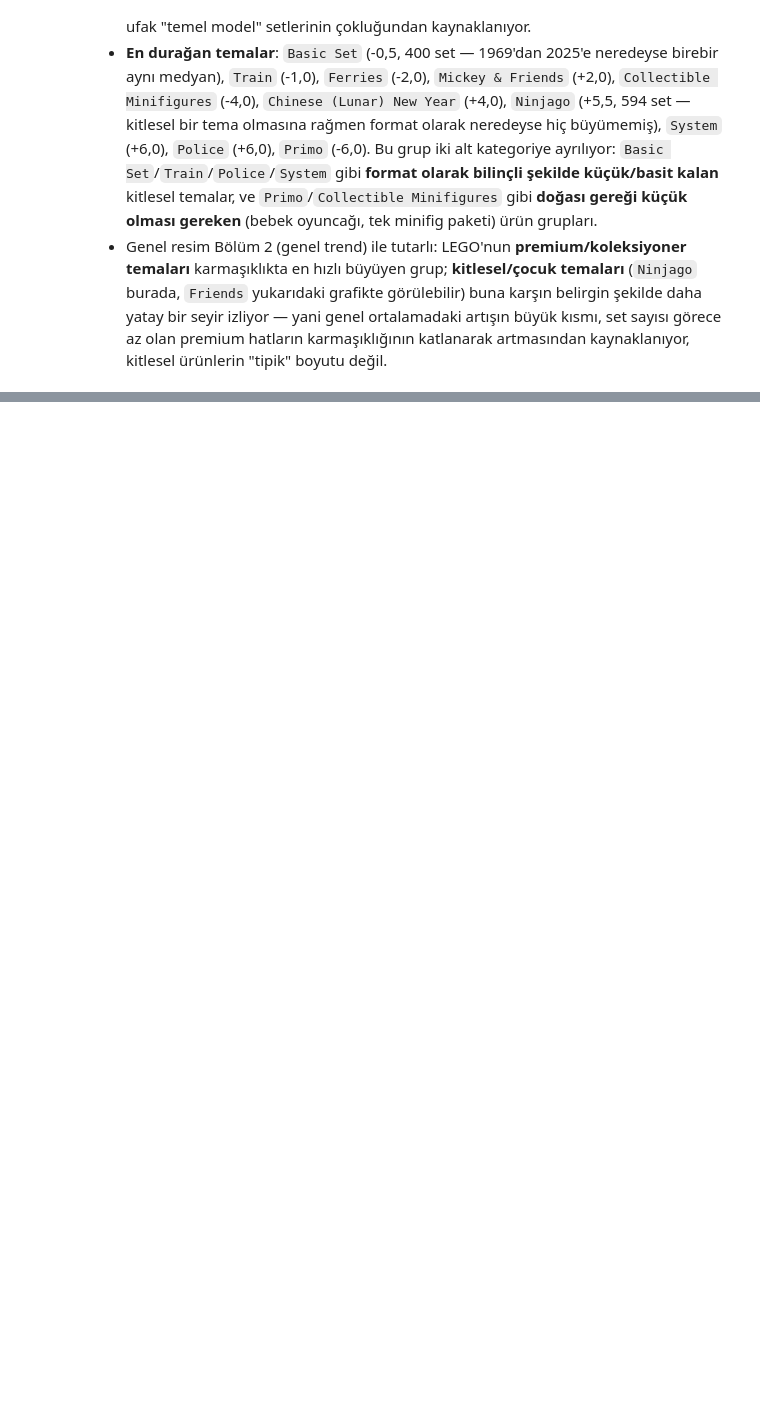
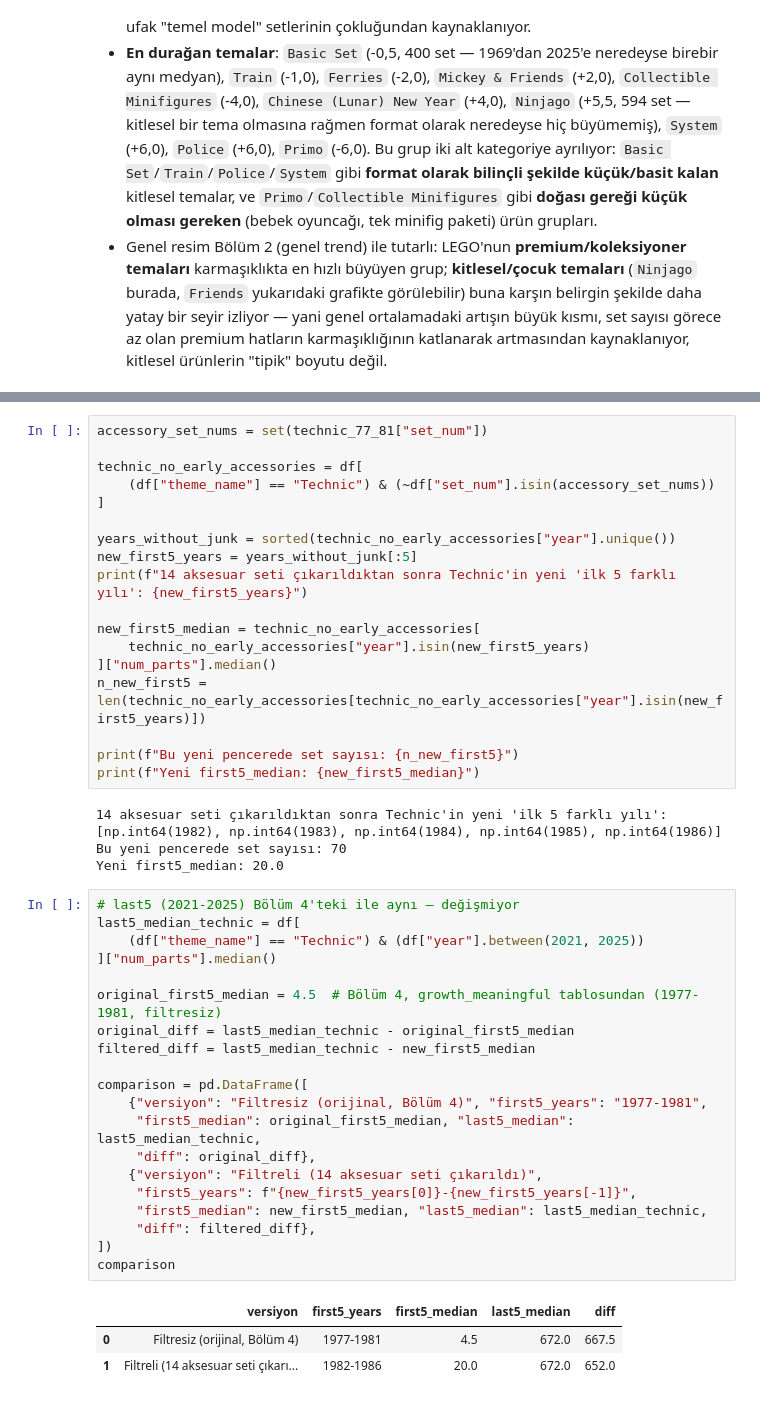
Before and after one commit to didemmrsln/brick-by-brick-lego-analysis, a Jupyter notebook: notebooks/04_complexity_trend.ipynb, the cells around one changed output, grey strips where cells are left out. Cells and saved outputs as stored; diff of their text form; blank space fills up the shorter version.

```diff
--- a/notebooks/04_complexity_trend.ipynb
+++ b/notebooks/04_complexity_trend.ipynb
@@ -326,0 +370,46 @@ display(growth_meaningful.reindex(growth_meaningful["diff"].abs().sort_values().
+# %%
+accessory_set_nums = set(technic_77_81["set_num"])
+
+technic_no_early_accessories = df[
+    (df["theme_name"] == "Technic") & (~df["set_num"].isin(accessory_set_nums))
+]
+
+years_without_junk = sorted(technic_no_early_accessories["year"].unique())
+new_first5_years = years_without_junk[:5]
+print(f"14 aksesuar seti çıkarıldıktan sonra Technic'in yeni 'ilk 5 farklı yılı': {new_first5_years}")
+
+new_first5_median = technic_no_early_accessories[
+    technic_no_early_accessories["year"].isin(new_first5_years)
+]["num_parts"].median()
+n_new_first5 = len(technic_no_early_accessories[technic_no_early_accessories["year"].isin(new_first5_years)])
+
+print(f"Bu yeni pencerede set sayısı: {n_new_first5}")
+print(f"Yeni first5_median: {new_first5_median}")
+# %% [output]
+14 aksesuar seti çıkarıldıktan sonra Technic'in yeni 'ilk 5 farklı yılı': [np.int64(1982), np.int64(1983), np.int64(1984), np.int64(1985), np.int64(1986)]
+Bu yeni pencerede set sayısı: 70
+Yeni first5_median: 20.0
+# %%
+# last5 (2021-2025) Bölüm 4'teki ile aynı — değişmiyor
+last5_median_technic = df[
+    (df["theme_name"] == "Technic") & (df["year"].between(2021, 2025))
+]["num_parts"].median()
+
+original_first5_median = 4.5  # Bölüm 4, growth_meaningful tablosundan (1977-1981, filtresiz)
+original_diff = last5_median_technic - original_first5_median
+filtered_diff = last5_median_technic - new_first5_median
+
+comparison = pd.DataFrame([
+    {"versiyon": "Filtresiz (orijinal, Bölüm 4)", "first5_years": "1977-1981",
+     "first5_median": original_first5_median, "last5_median": last5_median_technic,
+     "diff": original_diff},
+    {"versiyon": "Filtreli (14 aksesuar seti çıkarıldı)",
+     "first5_years": f"{new_first5_years[0]}-{new_first5_years[-1]}",
+     "first5_median": new_first5_median, "last5_median": last5_median_technic,
+     "diff": filtered_diff},
+])
+comparison
+# %% [output]
+|  | versiyon | first5_years | first5_median | last5_median | diff |
+| 0 | Filtresiz (orijinal, Bölüm 4) | 1977-1981 | 4.5 | 672.0 | 667.5 |
+| 1 | Filtreli (14 aksesuar seti çıkarı... | 1982-1986 | 20.0 | 672.0 | 652.0 |
```
Also changed, not shown: parts of 4 cells of this notebook.
